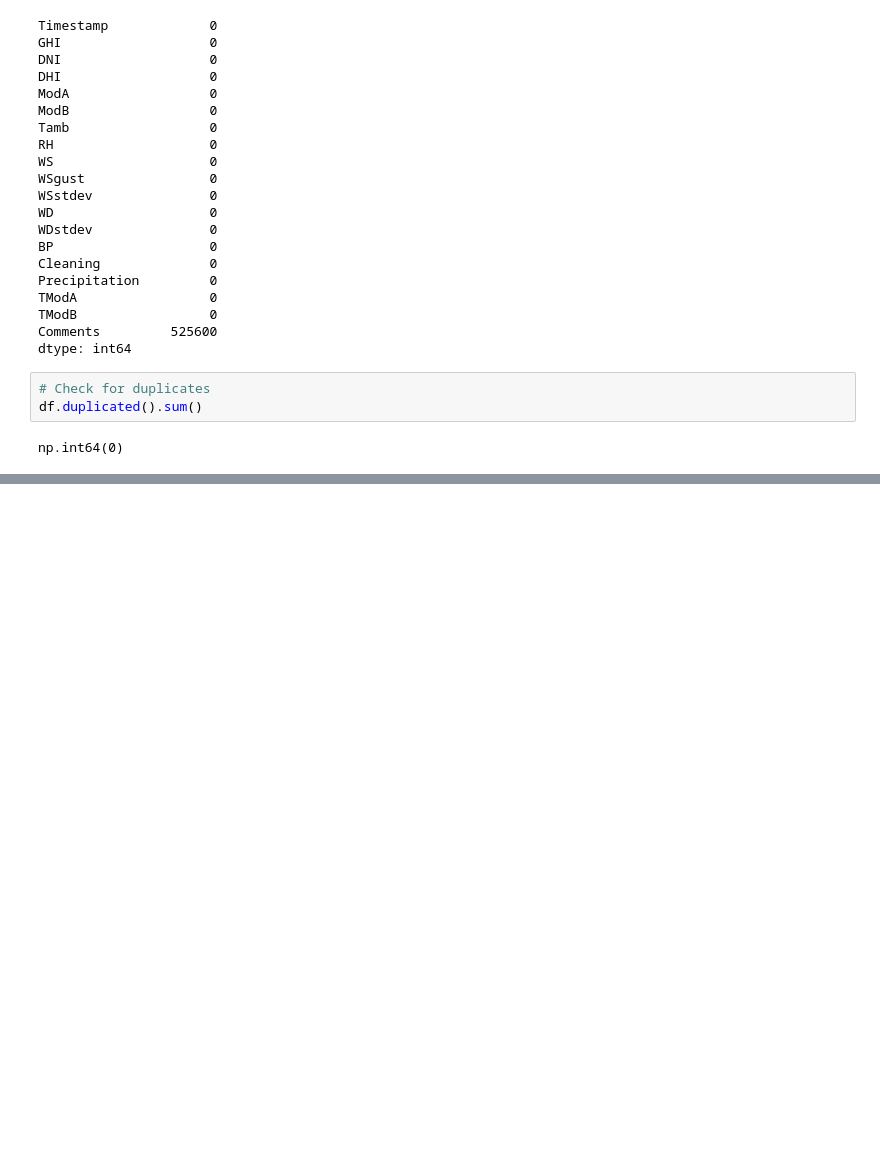
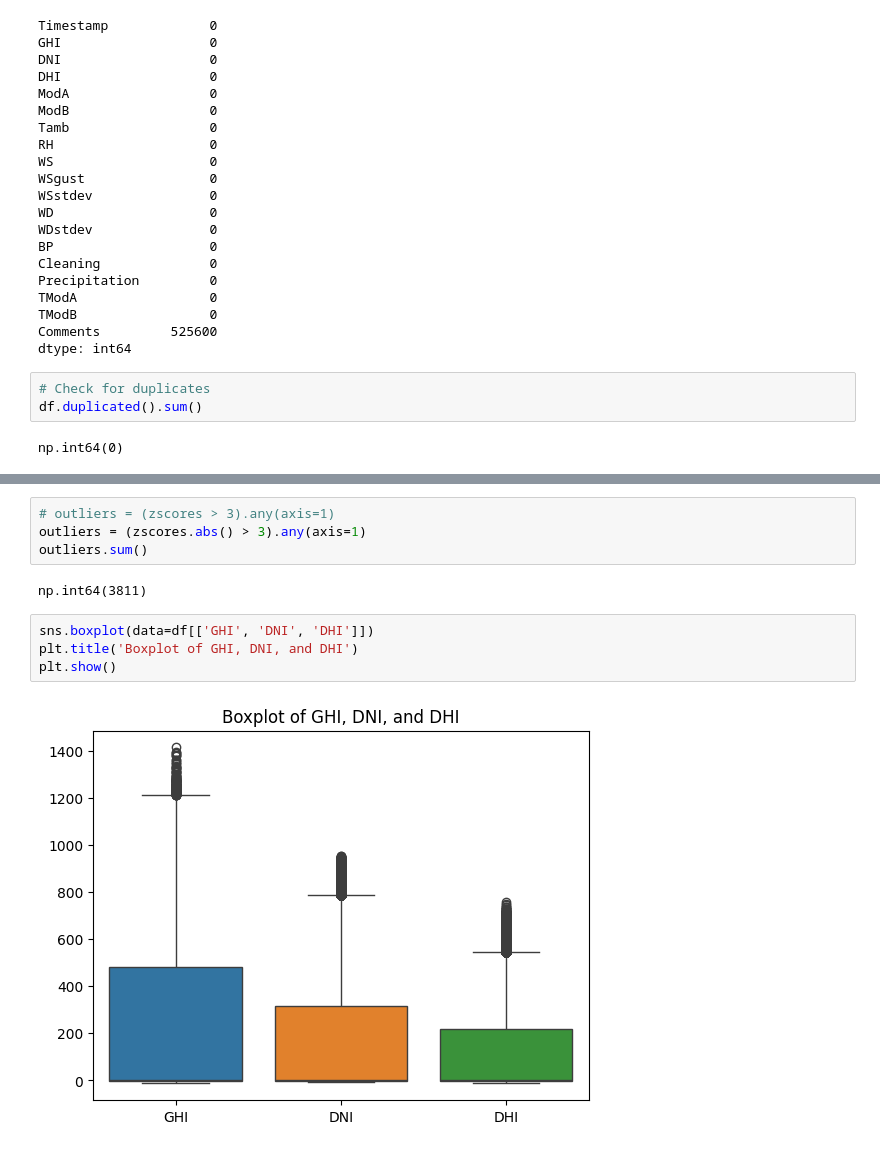
Before and after one commit to Khayo-7/10Academy-Kifiya, a Jupyter notebook: notebooks/EDA_benin-malanville.ipynb, the cells around one changed output, grey strips where cells are left out. Drawn from its saved outputs; the diff is of its cells as text; blank space fills up the shorter version.

```diff
--- a/notebooks/EDA_benin-malanville.ipynb
+++ b/notebooks/EDA_benin-malanville.ipynb
@@ -83,0 +165,12 @@ np.int64(0)
+# %%
+# outliers = (zscores > 3).any(axis=1)
+outliers = (zscores.abs() > 3).any(axis=1)
+outliers.sum()
+# %% [output]
+np.int64(3811)
+# %%
+sns.boxplot(data=df[['GHI', 'DNI', 'DHI']])
+plt.title('Boxplot of GHI, DNI, and DHI')
+plt.show()
+# %% [output]
+[figure, added]
```
Also changed, not shown: parts of 26 cells of this notebook, 2 other files.
